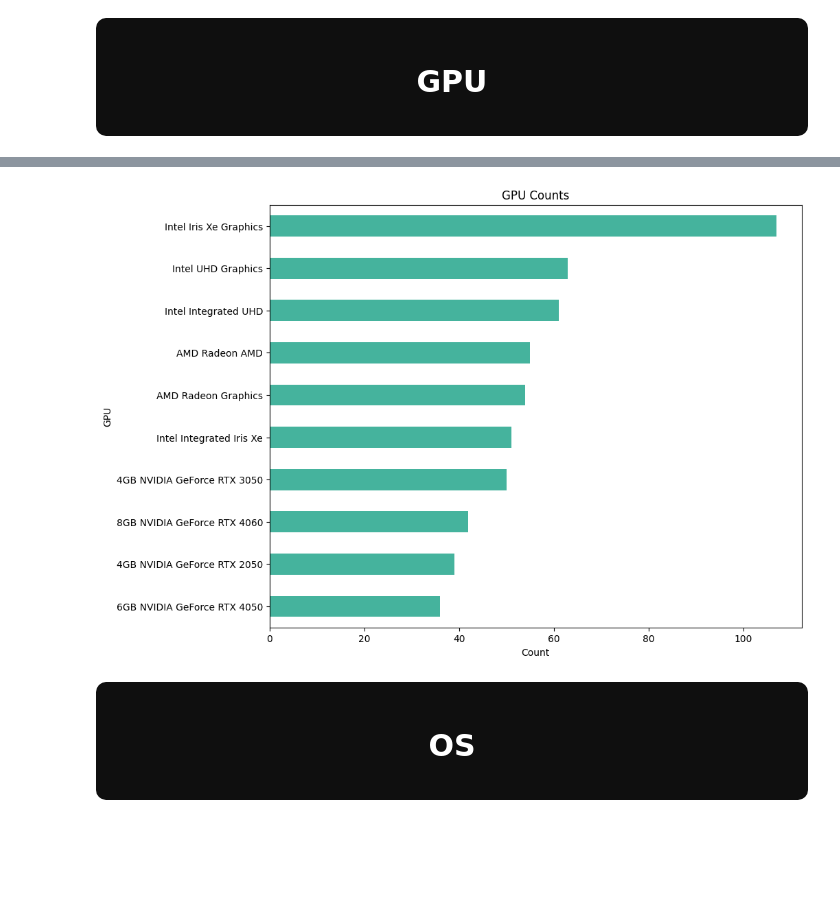
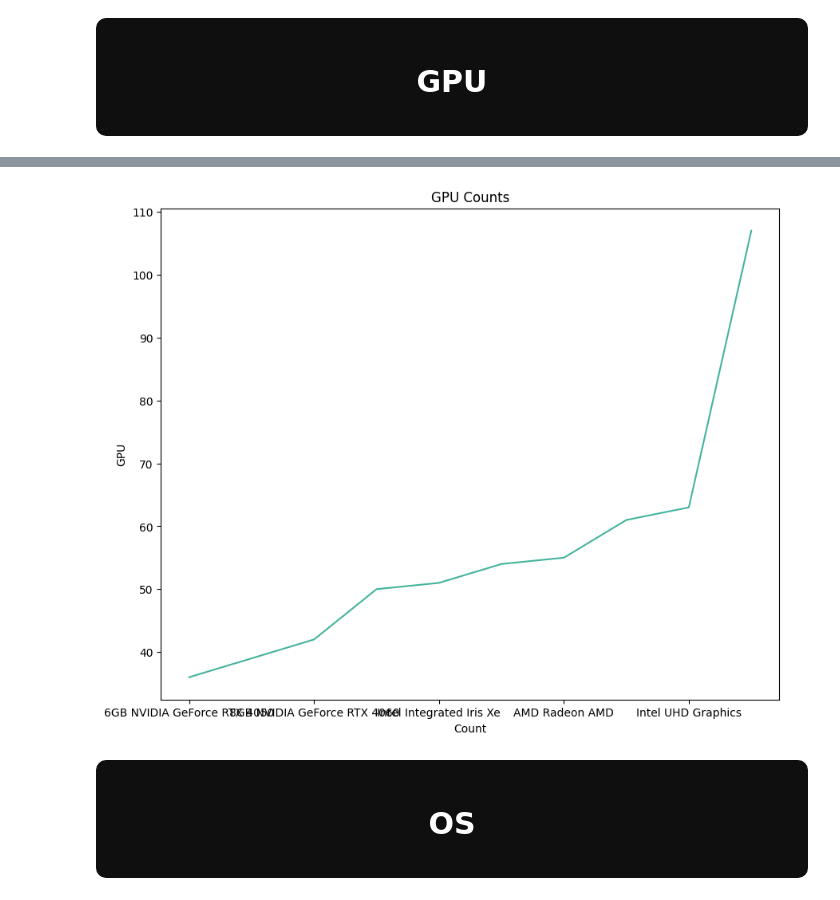
Before and after one commit to abdelstarMo66/Laptop-Price-Prediction-Visualization, a Jupyter notebook: laptop-price.ipynb, the cells around one changed output, grey strips where cells are left out. Cells and saved outputs as stored; diff of their text form; code cells hidden in the pictures; blank space fills up the shorter version.

```diff
--- a/laptop-price.ipynb
+++ b/laptop-price.ipynb
@@ -404,11 +448,11 @@ gpu_counts = df['GPU'].value_counts()[0:10]
 # %%
-gpu_counts.sort_values().plot(kind='barh', x='CPU', y='Count',color = ['#45B39D'], figsize=(10, 8))
+gpu_counts.sort_values().plot(kind='line', x='CPU', y='Count',color = ['#45B39D'], figsize=(10, 8))
 plt.xlabel('Count')
 plt.ylabel('GPU')
 plt.title('GPU Counts')
 plt.show()
 # %% [output]
-[figure, old version]
+[figure, new version]
 # %% [markdown]
 <div style="background-color: #0f0f0f; padding: 20px; border-radius: 10px; box-shadow: 5px 5px 10px #888888;">
 <h1 style="color: white; font-size: 30px; font-weight: bold; text-align: center; text-shadow: 2px 2px 4px #000000;">OS</h1>
```
Also changed, not shown: parts of 13 cells of this notebook.
